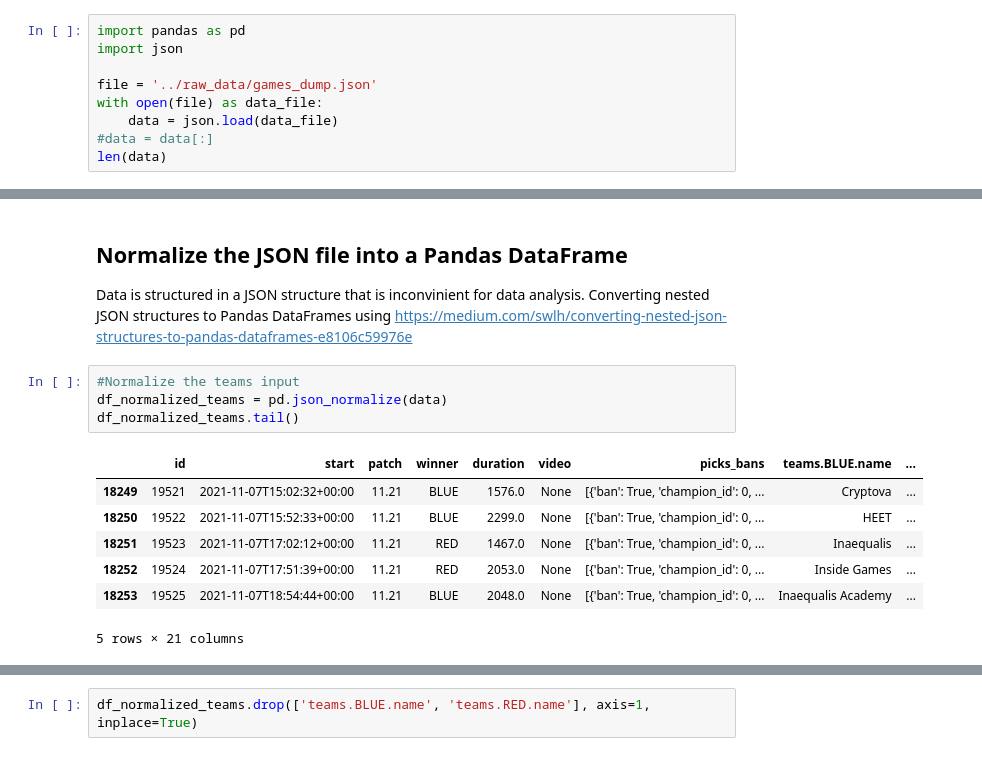
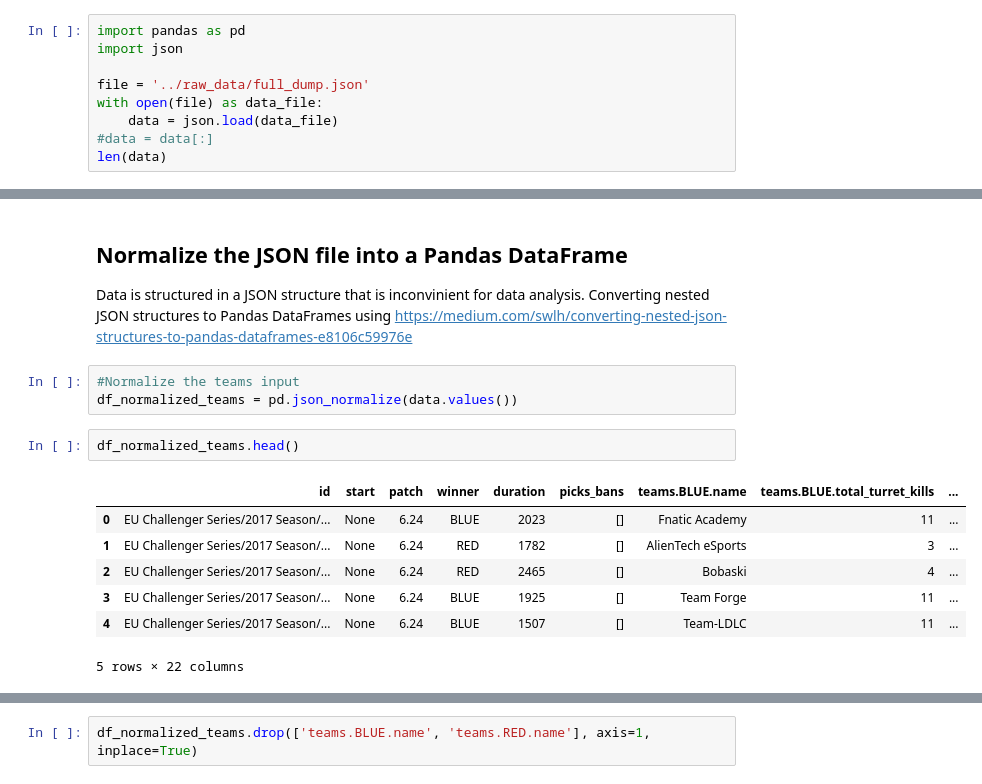
Before and after one commit to stephanyvargas/LoL_winner_predictor, a Jupyter notebook: notebooks/test_data_preprocessing_Stephany.ipynb, the cells around one changed output, grey strips where cells are left out. Saved outputs shown, nothing was run; the diff lists cells and outputs as text.

Commit message:
tested a new data set

```diff
--- a/notebooks/test_data_preprocessing_Stephany.ipynb
+++ b/notebooks/test_data_preprocessing_Stephany.ipynb
@@ -4,7 +4,7 @@
 import pandas as pd
 import json
 
-file = '../raw_data/games_dump.json'
+file = '../raw_data/full_dump.json'
 with open(file) as data_file:
     data = json.load(data_file)
 #data = data[:]
@@ -56,13 +100,14 @@ video, team_name, 'total_monster_kills', 'damage_share', 'total_vision_score'
 Data is structured in a JSON structure that is inconvinient for data analysis. Converting nested JSON structures to Pandas DataFrames using https://medium.com/swlh/converting-nested-json-structures-to-pandas-dataframes-e8106c59976e
 # %%
 #Normalize the teams input
-df_normalized_teams = pd.json_normalize(data)
-df_normalized_teams.tail()
+df_normalized_teams = pd.json_normalize(data.values())
-# %% [output]
-|  | id | start | patch | winner | duration | video | picks_bans | teams.BLUE.name | ... |
-| 18249 | 19521 | 2021-11-07T15:02:32+00:00 | 11.21 | BLUE | 1576.0 | None | [{'ban': True, 'champion_id': 0, ... | Cryptova | ... |
-| 18250 | 19522 | 2021-11-07T15:52:33+00:00 | 11.21 | BLUE | 2299.0 | None | [{'ban': True, 'champion_id': 0, ... | HEET | ... |
-| 18251 | 19523 | 2021-11-07T17:02:12+00:00 | 11.21 | RED | 1467.0 | None | [{'ban': True, 'champion_id': 0, ... | Inaequalis | ... |
-| 18252 | 19524 | 2021-11-07T17:51:39+00:00 | 11.21 | RED | 2053.0 | None | [{'ban': True, 'champion_id': 0, ... | Inside Games | ... |
-| 18253 | 19525 | 2021-11-07T18:54:44+00:00 | 11.21 | BLUE | 2048.0 | None | [{'ban': True, 'champion_id': 0, ... | Inaequalis Academy | ... |
-5 rows × 21 columns
+# %%
+df_normalized_teams.head()
+# %% [output]
+|  | id | start | patch | winner | duration | picks_bans | teams.BLUE.name | teams.BLUE.total_turret_kills | ... |
+| 0 | EU Challenger Series/2017 Season/... | None | 6.24 | BLUE | 2023 | [] | Fnatic Academy | 11 | ... |
+| 1 | EU Challenger Series/2017 Season/... | None | 6.24 | RED | 1782 | [] | AlienTech eSports | 3 | ... |
+| 2 | EU Challenger Series/2017 Season/... | None | 6.24 | RED | 2465 | [] | Bobaski | 4 | ... |
+| 3 | EU Challenger Series/2017 Season/... | None | 6.24 | BLUE | 1925 | [] | Team Forge | 11 | ... |
+| 4 | EU Challenger Series/2017 Season/... | None | 6.24 | BLUE | 1507 | [] | Team-LDLC | 11 | ... |
+5 rows × 22 columns
```
Also changed, not shown: parts of 10 cells of this notebook.
